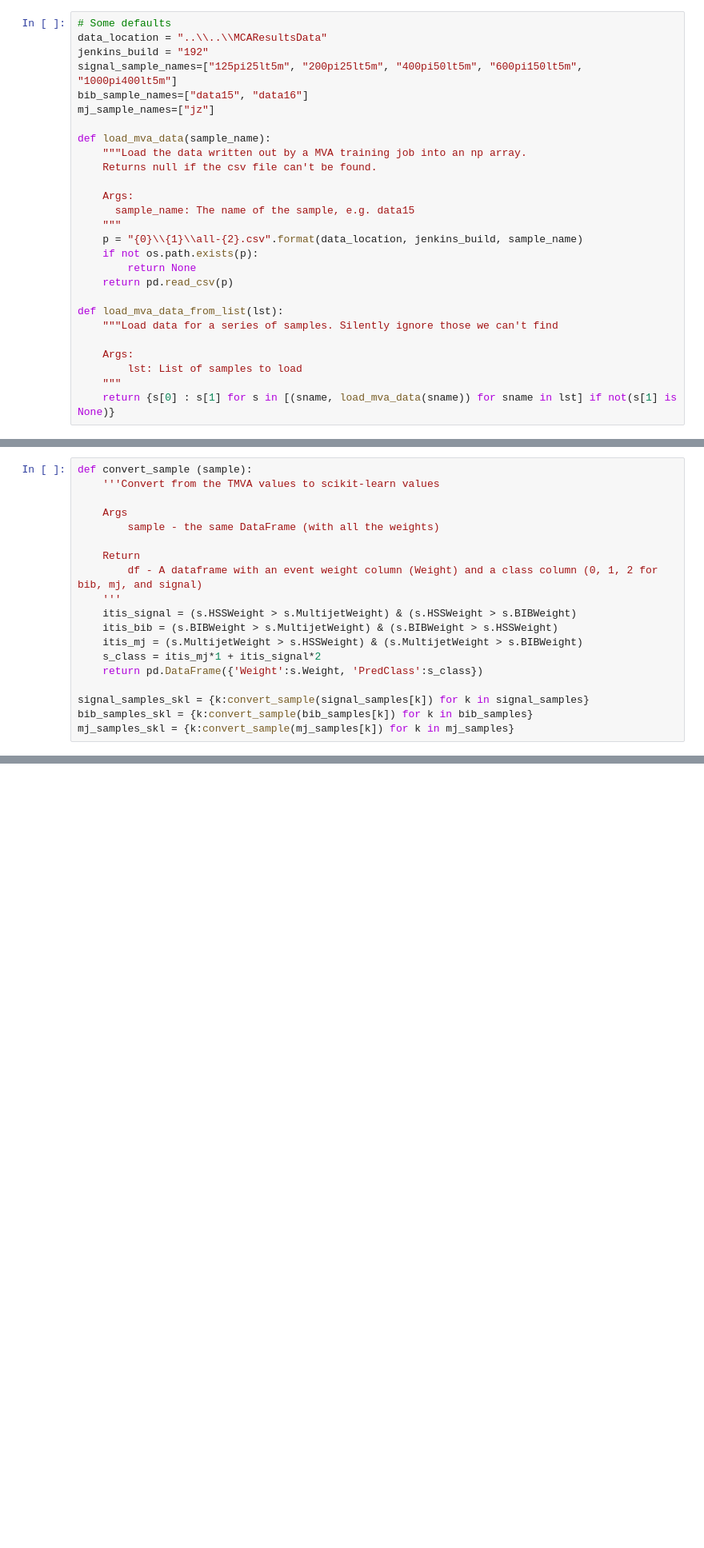
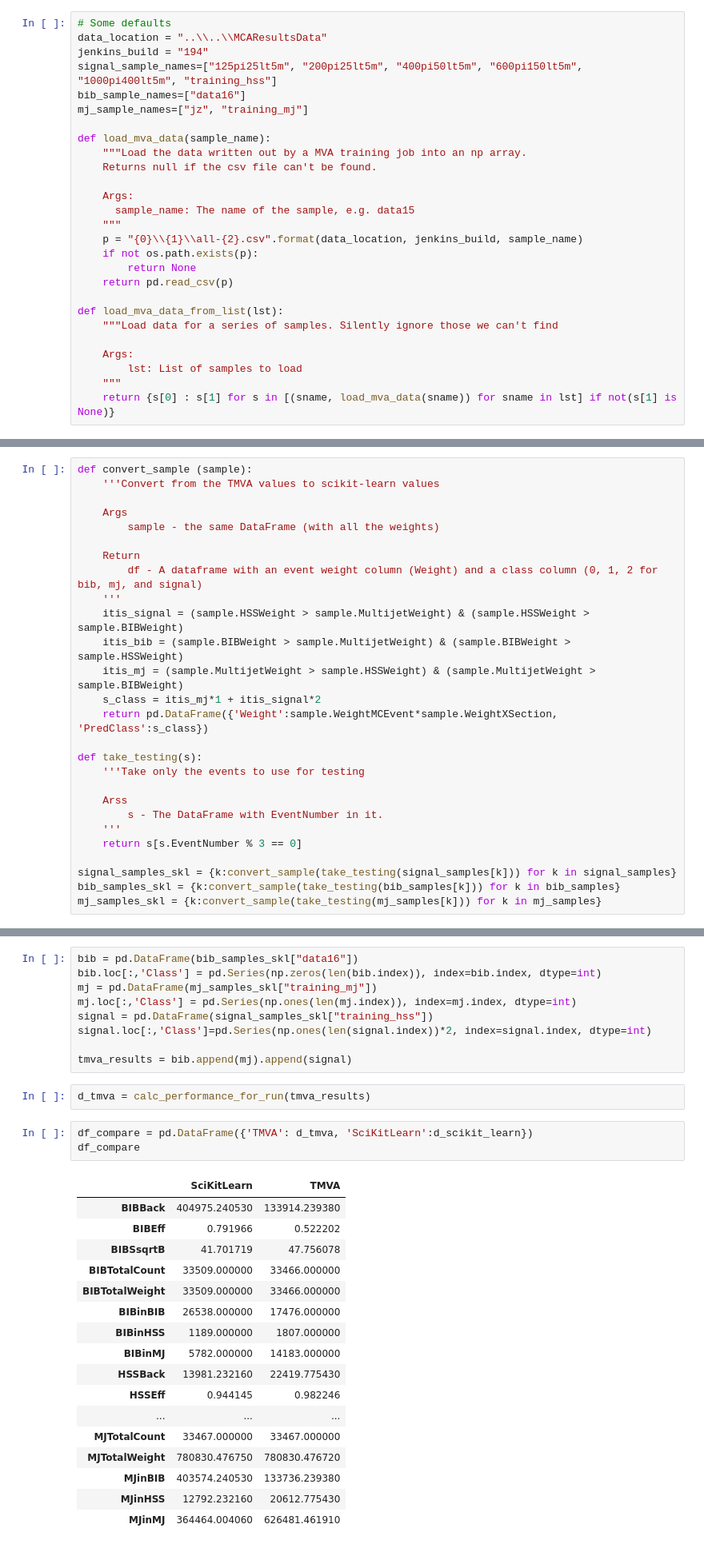
Before and after one commit to gordonwatts/JetCutStudies, a Jupyter notebook: notebooks/Timing And Performance Check.ipynb, the cells around one changed output, grey strips where cells are left out. Shown at 80% size. Drawn from its saved outputs; the diff is of its cells as text; blank space fills up the shorter version.

```diff
--- a/notebooks/Timing And Performance Check.ipynb
+++ b/notebooks/Timing And Performance Check.ipynb
@@ -81,10 +87,10 @@ Look at the data that has come back from a similar TMVA run.
 # %%
 # Some defaults
 data_location = "..\\..\\MCAResultsData"
-jenkins_build = "192"
-signal_sample_names=["125pi25lt5m", "200pi25lt5m", "400pi50lt5m", "600pi150lt5m", "1000pi400lt5m"]
-bib_sample_names=["data15", "data16"]
-mj_sample_names=["jz"]
+jenkins_build = "194"
+signal_sample_names=["125pi25lt5m", "200pi25lt5m", "400pi50lt5m", "600pi150lt5m", "1000pi400lt5m", "training_hss"]
+bib_sample_names=["data16"]
+mj_sample_names=["jz", "training_mj"]
 
 def load_mva_data(sample_name):
     """Load the data written out by a MVA training job into an np array.
@@ -122,14 +128,54 @@ def convert_sample (sample):
     Return
         df - A dataframe with an event weight column (Weight) and a class column (0, 1, 2 for bib, mj, and signal)
     '''
-    itis_signal = (s.HSSWeight > s.MultijetWeight) & (s.HSSWeight > s.BIBWeight)
-    itis_bib = (s.BIBWeight > s.MultijetWeight) & (s.BIBWeight > s.HSSWeight)
-    itis_mj = (s.MultijetWeight > s.HSSWeight) & (s.MultijetWeight > s.BIBWeight)
+    itis_signal = (sample.HSSWeight > sample.MultijetWeight) & (sample.HSSWeight > sample.BIBWeight)
+    itis_bib = (sample.BIBWeight > sample.MultijetWeight) & (sample.BIBWeight > sample.HSSWeight)
+    itis_mj = (sample.MultijetWeight > sample.HSSWeight) & (sample.MultijetWeight > sample.BIBWeight)
     s_class = itis_mj*1 + itis_signal*2
-    return pd.DataFrame({'Weight':s.Weight, 'PredClass':s_class})
+    return pd.DataFrame({'Weight':sample.WeightMCEvent*sample.WeightXSection, 'PredClass':s_class})
 
-signal_samples_skl = {k:convert_sample(signal_samples[k]) for k in signal_samples}
-bib_samples_skl = {k:convert_sample(bib_samples[k]) for k in bib_samples}
-mj_samples_skl = {k:convert_sample(mj_samples[k]) for k in mj_samples}
+def take_testing(s):
+    '''Take only the events to use for testing
+
+    Arss
+        s - The DataFrame with EventNumber in it.
+    '''
+    return s[s.EventNumber % 3 == 0]
+
+signal_samples_skl = {k:convert_sample(take_testing(signal_samples[k])) for k in signal_samples}
+bib_samples_skl = {k:convert_sample(take_testing(bib_samples[k])) for k in bib_samples}
+mj_samples_skl = {k:convert_sample(take_testing(mj_samples[k])) for k in mj_samples}
 # %% [markdown]
 For the scikit-learn we had the signal all put together and the bib16 and the mj. So combine the signal here.
+# %%
+bib = pd.DataFrame(bib_samples_skl["data16"])
+bib.loc[:,'Class'] = pd.Series(np.zeros(len(bib.index)), index=bib.index, dtype=int)
+mj = pd.DataFrame(mj_samples_skl["training_mj"])
+mj.loc[:,'Class'] = pd.Series(np.ones(len(mj.index)), index=mj.index, dtype=int)
+signal = pd.DataFrame(signal_samples_skl["training_hss"])
+signal.loc[:,'Class']=pd.Series(np.ones(len(signal.index))*2, index=signal.index, dtype=int)
+
+tmva_results = bib.append(mj).append(signal)
+# %%
+d_tmva = calc_performance_for_run(tmva_results)
+# %%
+df_compare = pd.DataFrame({'TMVA': d_tmva, 'SciKitLearn':d_scikit_learn})
+df_compare
+# %% [output]
+|  | SciKitLearn | TMVA |
+| BIBBack | 404975.240530 | 133914.239380 |
+| BIBEff | 0.791966 | 0.522202 |
+| BIBSsqrtB | 41.701719 | 47.756078 |
+| BIBTotalCount | 33509.000000 | 33466.000000 |
+| BIBTotalWeight | 33509.000000 | 33466.000000 |
+| BIBinBIB | 26538.000000 | 17476.000000 |
+| BIBinHSS | 1189.000000 | 1807.000000 |
+| BIBinMJ | 5782.000000 | 14183.000000 |
+| HSSBack | 13981.232160 | 22419.775430 |
+| HSSEff | 0.944145 | 0.982246 |
+| ... | ... | ... |
+| MJTotalCount | 33467.000000 | 33467.000000 |
+| MJTotalWeight | 780830.476750 | 780830.476720 |
+| MJinBIB | 403574.240530 | 133736.239380 |
+| MJinHSS | 12792.232160 | 20612.775430 |
+| MJinMJ | 364464.004060 | 626481.461910 |
```
Also changed, not shown: parts of 6 cells of this notebook, 1 other file.
